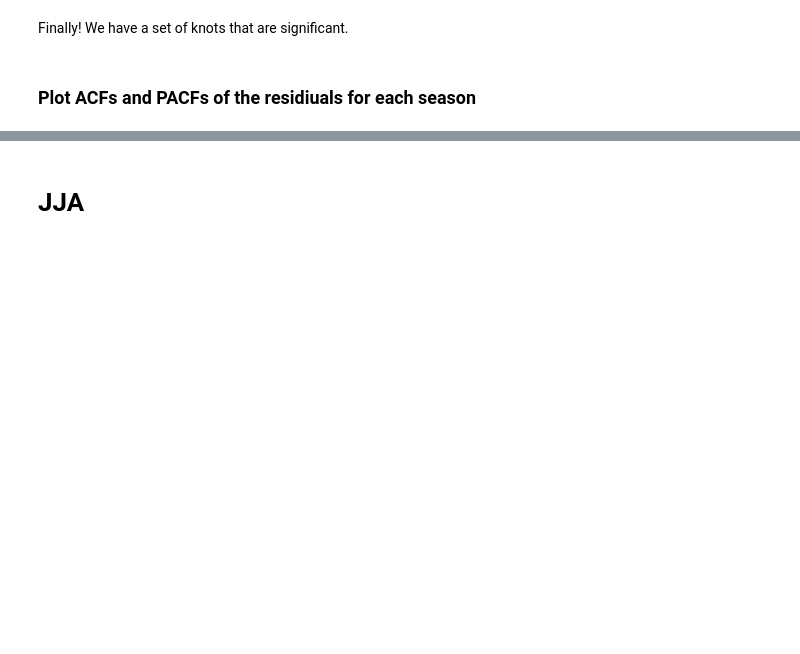
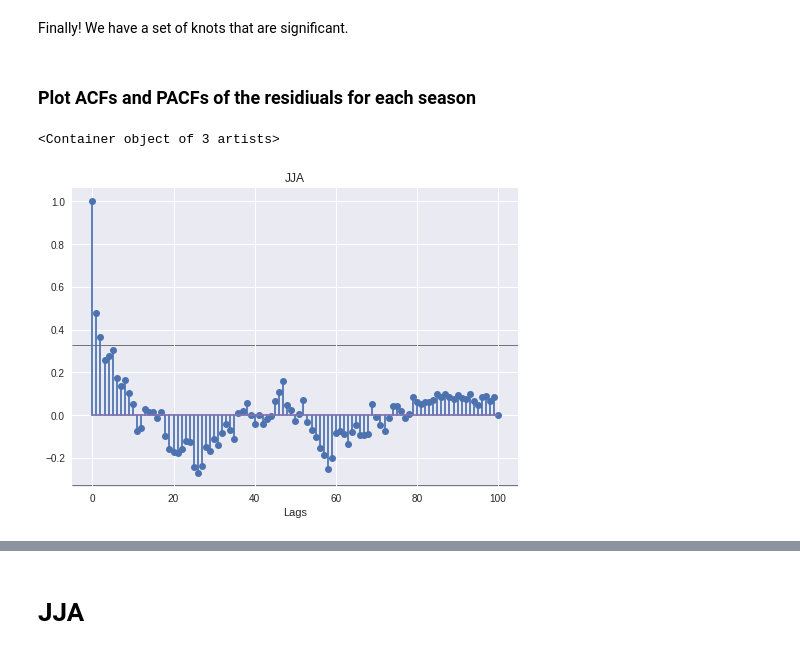
Before and after one commit to hfloresr/ArcticSea, a Jupyter notebook: seaice_splines.ipynb, the cells around one changed output, grey strips where cells are left out. Drawn from its saved outputs; the diff is of its cells as text; code cells hidden in the pictures; blank space fills up the shorter version.

Commit message:
updated acf plots

```diff
--- a/seaice_splines.ipynb
+++ b/seaice_splines.ipynb
@@ -280,3 +302,22 @@ Finally! We have a set of knots that are significant.
 residuals = R3
 # %% [markdown]
 ### Plot ACFs and PACFs of the residiuals for each season
+# %%
+def plot_corr(acf_x, lags, ax=None, title='Autocorrelation', **kwargs):
+    def bonferroni_confint(x, alpha=0.05):
+        nobs = len(x)
+        confint = sp.stats.norm.ppf(1 - alpha/nobs) / np.sqrt(nobs)
+        return confint, -confint
+
+    confint = bonferroni_confint(acf_x)
+
+    if ax is None:
+        ax = plt.gca()
+    fig = ax.stem(acf_x)
+    ax.set_title(title)
+    ax.set_xlabel('Lags')
+
+    if confint is not None:
+        ax.axhline(y=confint[0],xmin=0,xmax=lags,c='black',linewidth=0.5,zorder=0)
+        ax.axhline(y=confint[1],xmin=0,xmax=lags,c='black',linewidth=0.5,zorder=0)
+    return fig
@@ -282,0 +329,9 @@ residuals = R3
+# %%
+acf_jja, _ = tsa.acf(residuals['JJA'], nlags=100, alpha=0.05)
+confint = bonferroni_confint(residuals['JJA'], alpha=0.05)
+# %%
+f, ax11 = plt.subplots(1,1)
+plot_corr(acf_jja, 100, ax11, title='JJA')
+# %% [output]
+<Container object of 3 artists>
+[figure, added]
```
Also changed, not shown: parts of 47 cells of this notebook.
